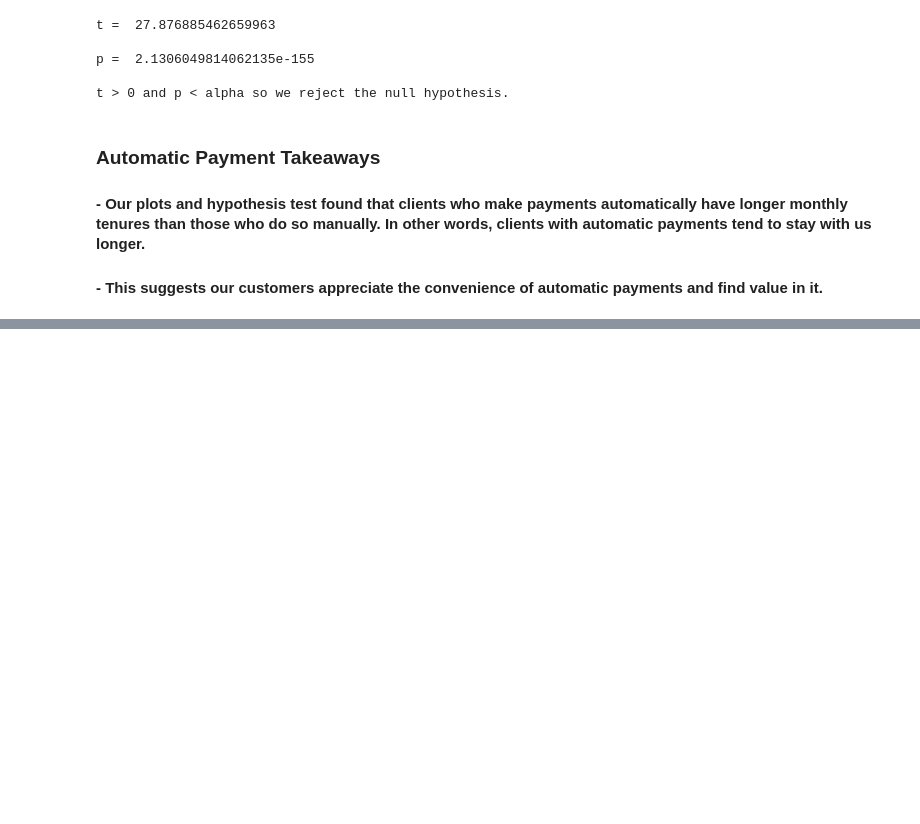
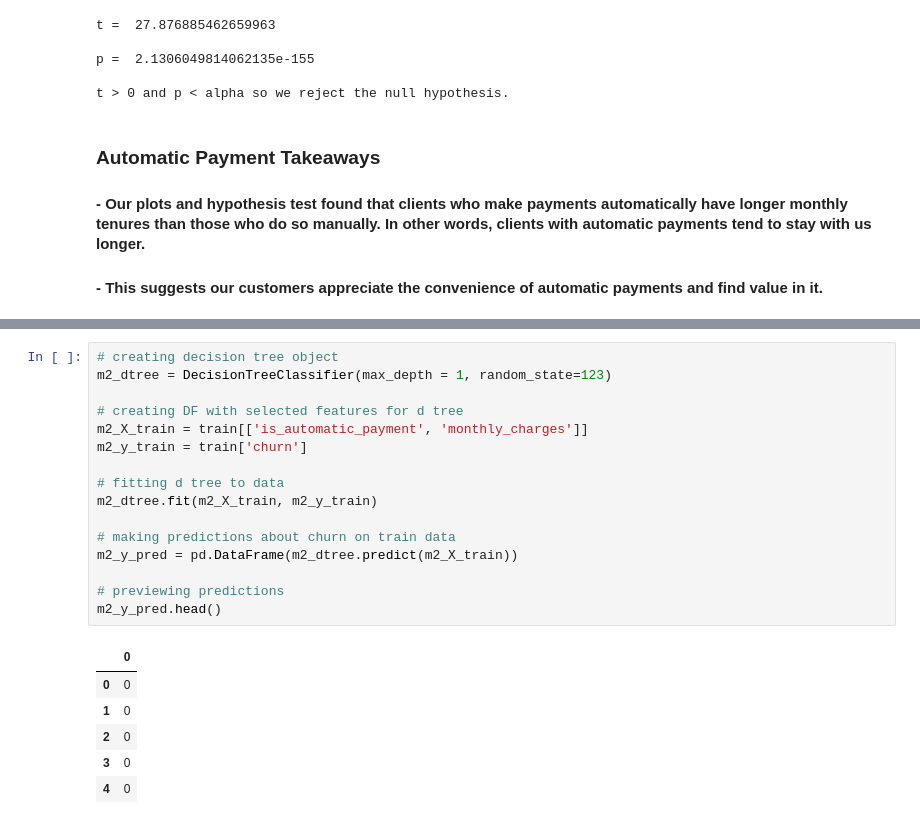
Before and after one commit to SamuelD-Data/Telco_Churn_Project, a Jupyter notebook: classification_project.ipynb, the cells around one changed output, grey strips where cells are left out. Cells and saved outputs as stored; diff of their text form; blank space fills up the shorter version.

```diff
--- a/classification_project.ipynb
+++ b/classification_project.ipynb
@@ -693,0 +637,23 @@ test_bl['pred'] = 0
+# %%
+# creating decision tree object
+m2_dtree = DecisionTreeClassifier(max_depth = 1, random_state=123)
+
+# creating DF with selected features for d tree
+m2_X_train = train[['is_automatic_payment', 'monthly_charges']]
+m2_y_train = train['churn']
+
+# fitting d tree to data
+m2_dtree.fit(m2_X_train, m2_y_train)
+
+# making predictions about churn on train data
+m2_y_pred = pd.DataFrame(m2_dtree.predict(m2_X_train))
+
+# previewing predictions
+m2_y_pred.head()
+# %% [output]
+|  | 0 |
+| 0 | 0 |
+| 1 | 0 |
+| 2 | 0 |
+| 3 | 0 |
+| 4 | 0 |
```
Also changed, not shown: parts of 60 cells of this notebook.
